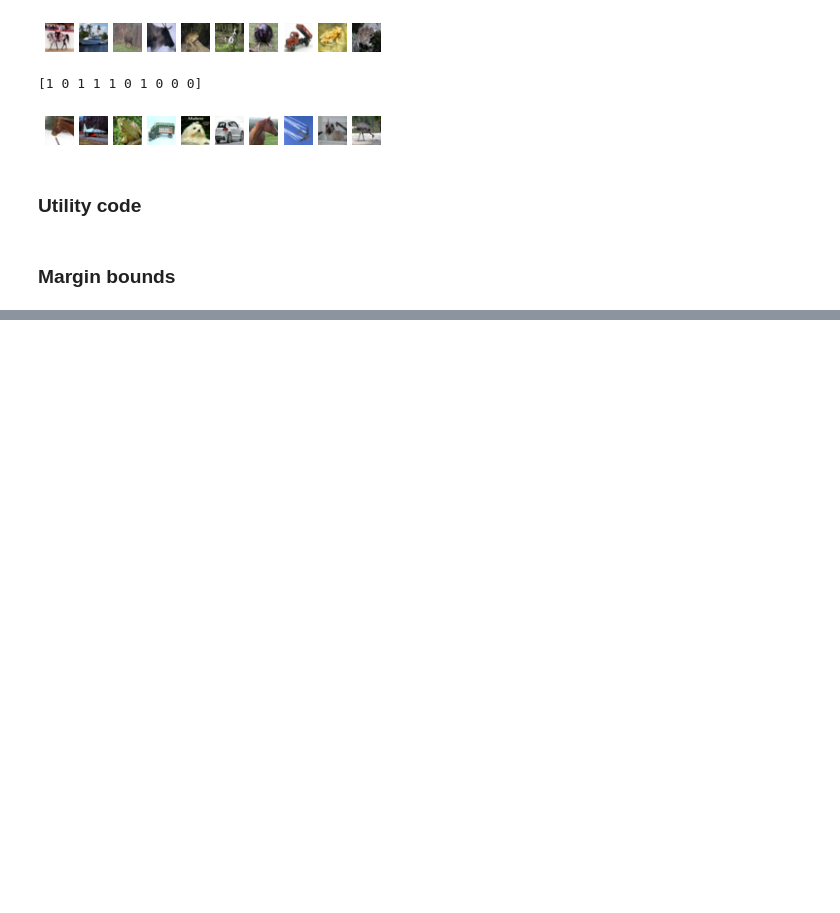
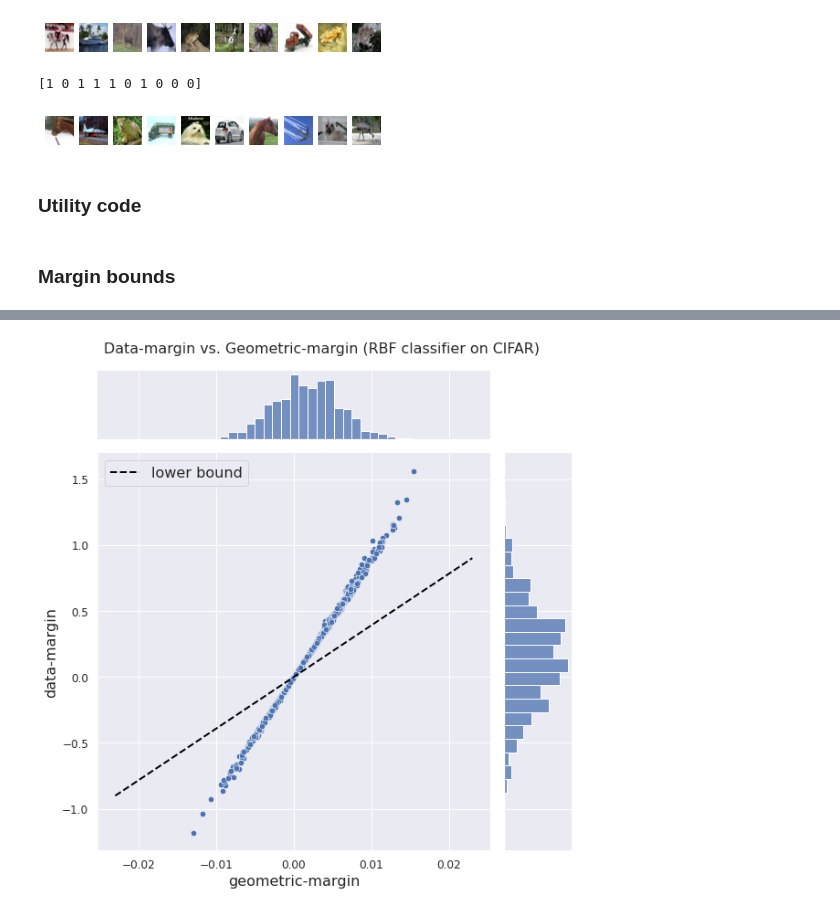
Before and after one commit to GilgameshxZero/adversarial-ntks, a Jupyter notebook: notebooks/meng-thesis/ch4/margin-analysis/rbf-analysis.ipynb, the cells around one changed output, grey strips where cells are left out. Drawn from its saved outputs; the diff is of its cells as text; code cells hidden in the pictures; blank space fills up the shorter version.

```diff
--- a/notebooks/meng-thesis/ch4/margin-analysis/rbf-analysis.ipynb
+++ b/notebooks/meng-thesis/ch4/margin-analysis/rbf-analysis.ipynb
@@ -262,0 +270,4 @@ acc_pgd: 0.0000
+# %%
+%%time
+clf_cifar = thundersvm.SVC(kernel="rbf", C=10)
+clf_cifar.fit(CIFAR_TRAIN.xs, CIFAR_TRAIN.ys);
@@ -282,0 +333,35 @@ plt.plot(-gmargs, -delta_inv_gmargs, color="black",linestyle="--")
+# %%
+cifar_dict = compute_margins(
+    clf=clf_cifar,
+    ds=CIFAR_TEST.prefix(1024),
+    attack_norm=2,
+    attack_eps=4.0,
+    pgd_step_size=4.0/20,
+    pgd_num_steps=40,
+    batch_size=256,
+    neg=True,
+)
+# %%
+jplt = sns.jointplot(
+    x=cifar_dict["gmarg"],
+    y=cifar_dict["dmarg"],
+    kind="scatter",
+    height=8,
+    s=40
+);
+
+gmargs = np.linspace(0, 0.023, num=10000, endpoint=False)
+delta_inv_gmargs = delta_inv_rbf(gmargs, bandwidth=np.sqrt(1/clf_cifar._gamma))
+jplt.ax_joint.plot(
+    np.concatenate((-gmargs[::-1], gmargs)),
+    np.concatenate((-delta_inv_gmargs[::-1], delta_inv_gmargs)),
+    '--', color="black",
+    label="lower bound",
+    lw=2
+);
+jplt.ax_joint.set_ylabel("data-margin", fontsize=16);
+jplt.ax_joint.set_xlabel("geometric-margin", fontsize=16);
+jplt.ax_joint.legend(bbox_to_anchor=(0, 1), loc='upper left', ncol=1, fontsize=16);
+jplt.fig.suptitle("Data-margin vs. Geometric-margin (RBF classifier on CIFAR)", y=1.03);
+# %% [output]
+[figure, added]
```
Also changed, not shown: parts of 21 cells of this notebook.
